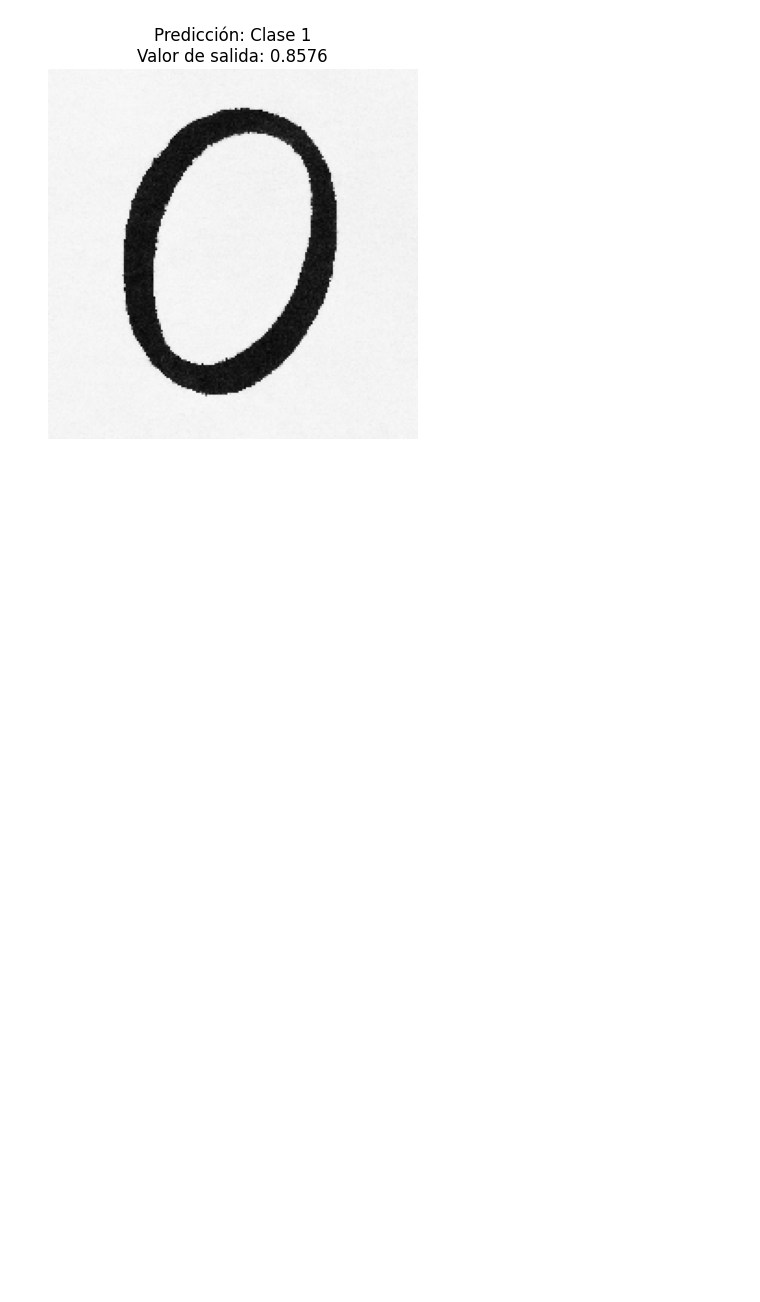
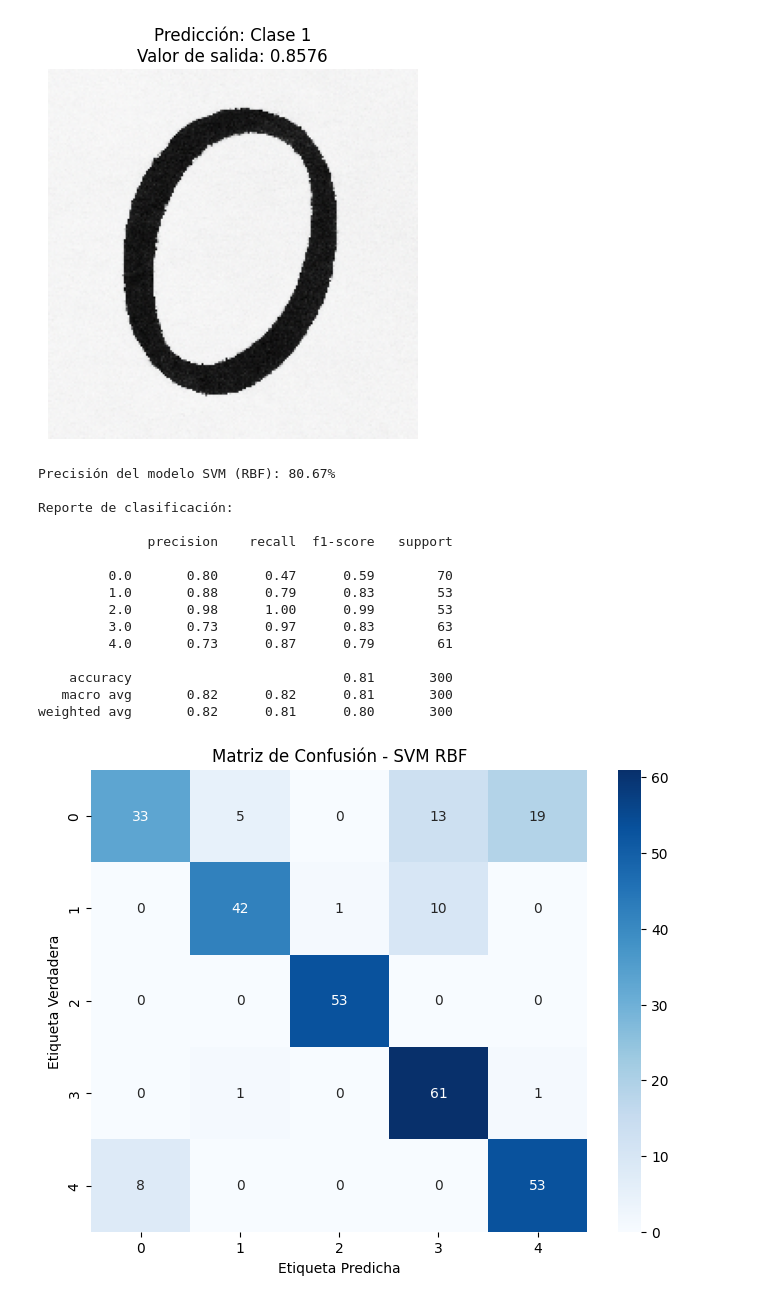
Before and after one commit to Saiyan-Javi/Laboratorio-3, a Jupyter notebook: Lab3.ipynb, the cells around one changed output. Saved outputs shown, nothing was run; the diff lists cells and outputs as text; code cells hidden in the pictures; blank space fills up the shorter version.

```diff
--- a/Lab3.ipynb
+++ b/Lab3.ipynb
@@ -396,3 +396,76 @@ plt.show()
 # %% [output]
 1/1 ━━━━━━━━━━━━━━━━━━━━ 0s 91ms/step
 [figure]
+# %%
+# Entrenar un modelo SVM con kernel Gaussiano (RBF) a partir de los datos de ImageDataGenerator
+
+from sklearn import svm
+from sklearn.metrics import accuracy_score, classification_report, confusion_matrix
+import numpy as np
+import matplotlib.pyplot as plt
+import seaborn as sns
+
+# Extraer una cantidad razonable de datos de los generadores (por ejemplo, 1000 imágenes)
+# Para no hacer todo el dataset completo y evitar que tarde mucho
+def extract_data(generator, n_samples):
+    X, y = [], []
+    batches = 0
+    for images, labels in generator:
+        for img, label in zip(images, labels):
+            X.append(img)
+            y.append(label)
+            if len(X) >= n_samples:
+                return np.array(X), np.array(y)
+        batches += 1
+    return np.array(X), np.array(y)
+
+# Cantidad de muestras a usar
+n_train = 1000
+n_test = 300
+
+# Extraer datos
+X_train_svm, y_train_svm = extract_data(train_it, n_train)
+X_test_svm, y_test_svm = extract_data(test_it, n_test)
+
+# Aplanar las imágenes (200x200x3 → 120000)
+X_train_svm_flat = X_train_svm.reshape(n_train, -1)
+X_test_svm_flat = X_test_svm.reshape(n_test, -1)
+
+# Crear y entrenar el modelo SVM con kernel RBF
+modelo_svm = svm.SVC(kernel='rbf', gamma='scale')
+modelo_svm.fit(X_train_svm_flat, y_train_svm)
+
+# Predicciones
+y_pred_svm = modelo_svm.predict(X_test_svm_flat)
+
+# Evaluación
+accuracy_svm = accuracy_score(y_test_svm, y_pred_svm)
+print(f"Precisión del modelo SVM (RBF): {accuracy_svm * 100:.2f}%")
+print("\nReporte de clasificación:\n")
+print(classification_report(y_test_svm, y_pred_svm))
+
+# Matriz de confusión
+conf_matrix = confusion_matrix(y_test_svm, y_pred_svm)
+plt.figure(figsize=(8, 6))
+sns.heatmap(conf_matrix, annot=True, fmt='d', cmap='Blues')
+plt.title('Matriz de Confusión - SVM RBF')
+plt.xlabel('Etiqueta Predicha')
+plt.ylabel('Etiqueta Verdadera')
+plt.show()
+# %% [output]
+Precisión del modelo SVM (RBF): 80.67%
+
+Reporte de clasificación:
+
+              precision    recall  f1-score   support
+
+         0.0       0.80      0.47      0.59        70
+         1.0       0.88      0.79      0.83        53
+         2.0       0.98      1.00      0.99        53
+         3.0       0.73      0.97      0.83        63
+         4.0       0.73      0.87      0.79        61
+
+    accuracy                           0.81       300
+   macro avg       0.82      0.82      0.81       300
+weighted avg       0.82      0.81      0.80       300
+[figure, added]
```
Also changed, not shown: parts of 1 cell of this notebook.
